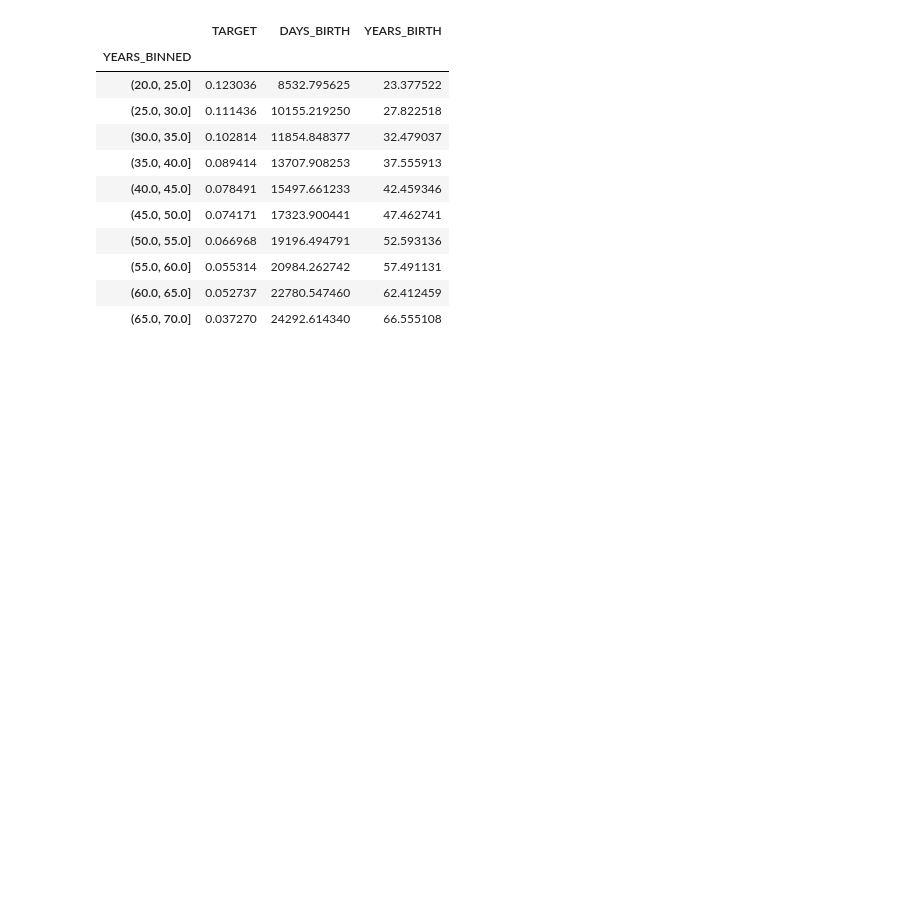
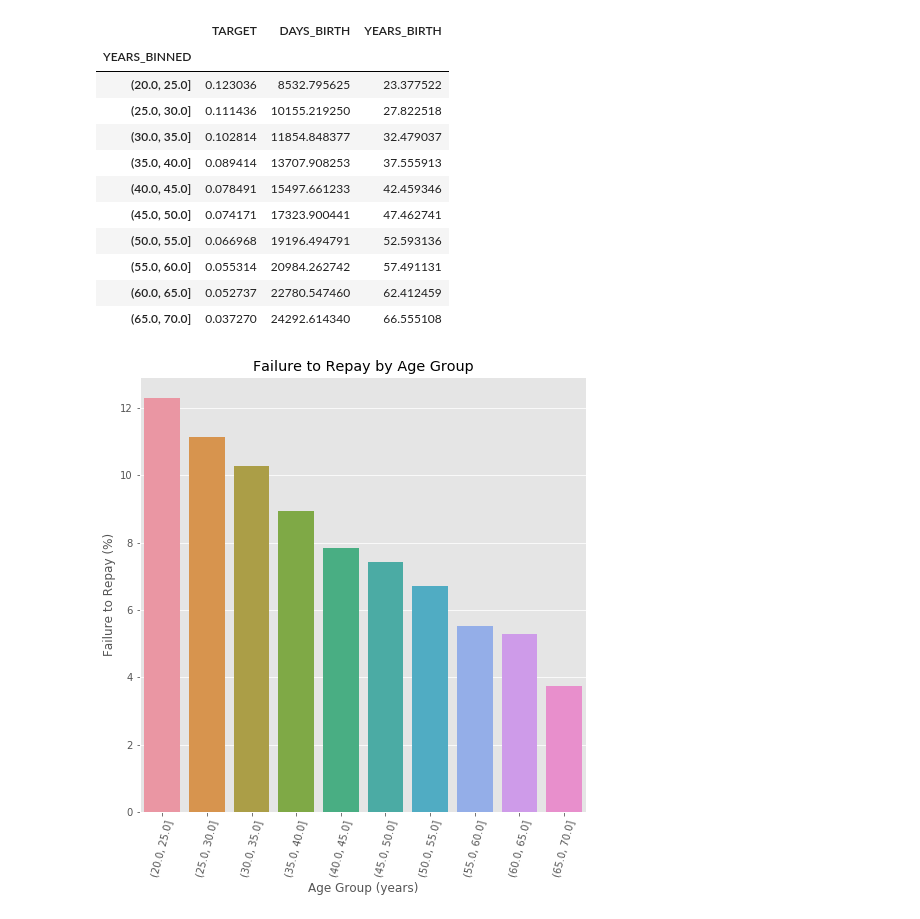
Before and after one commit to linhui1017/2nd-ML100Days, a Jupyter notebook: homework/Day_011_HW.ipynb, the cells around one changed output. Saved outputs shown, nothing was run; the diff lists cells and outputs as text; code cells hidden in the pictures; blank space fills up the shorter version.

```diff
--- a/homework/Day_011_HW.ipynb
+++ b/homework/Day_011_HW.ipynb
@@ -148,14 +149,16 @@ age_groups
 # %%
 plt.figure(figsize = (8, 8))
 
 # 以年齡區間為 x, target 為 y 繪製 barplot
 """
 Your Code Here
 """
-px =
-py =
+px = age_groups.index.astype(str)
+py = 100 * age_groups['TARGET']
 sns.barplot(px, py)
 
 # Plot labeling
 plt.xticks(rotation = 75); plt.xlabel('Age Group (years)'); plt.ylabel('Failure to Repay (%)')
 plt.title('Failure to Repay by Age Group');
+# %% [output]
+[figure, added]
```
Also changed, not shown: parts of 3 cells of this notebook.
